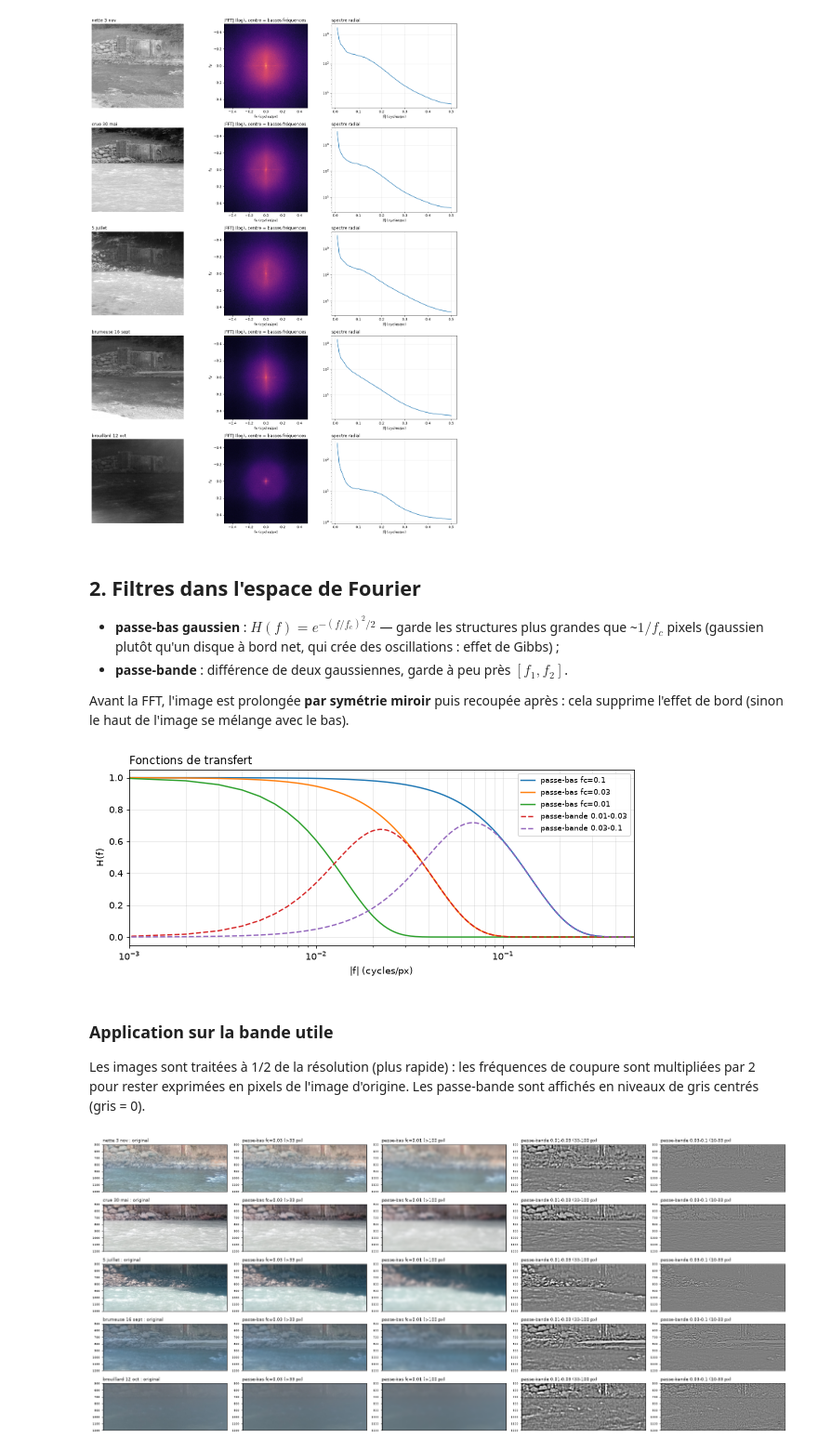
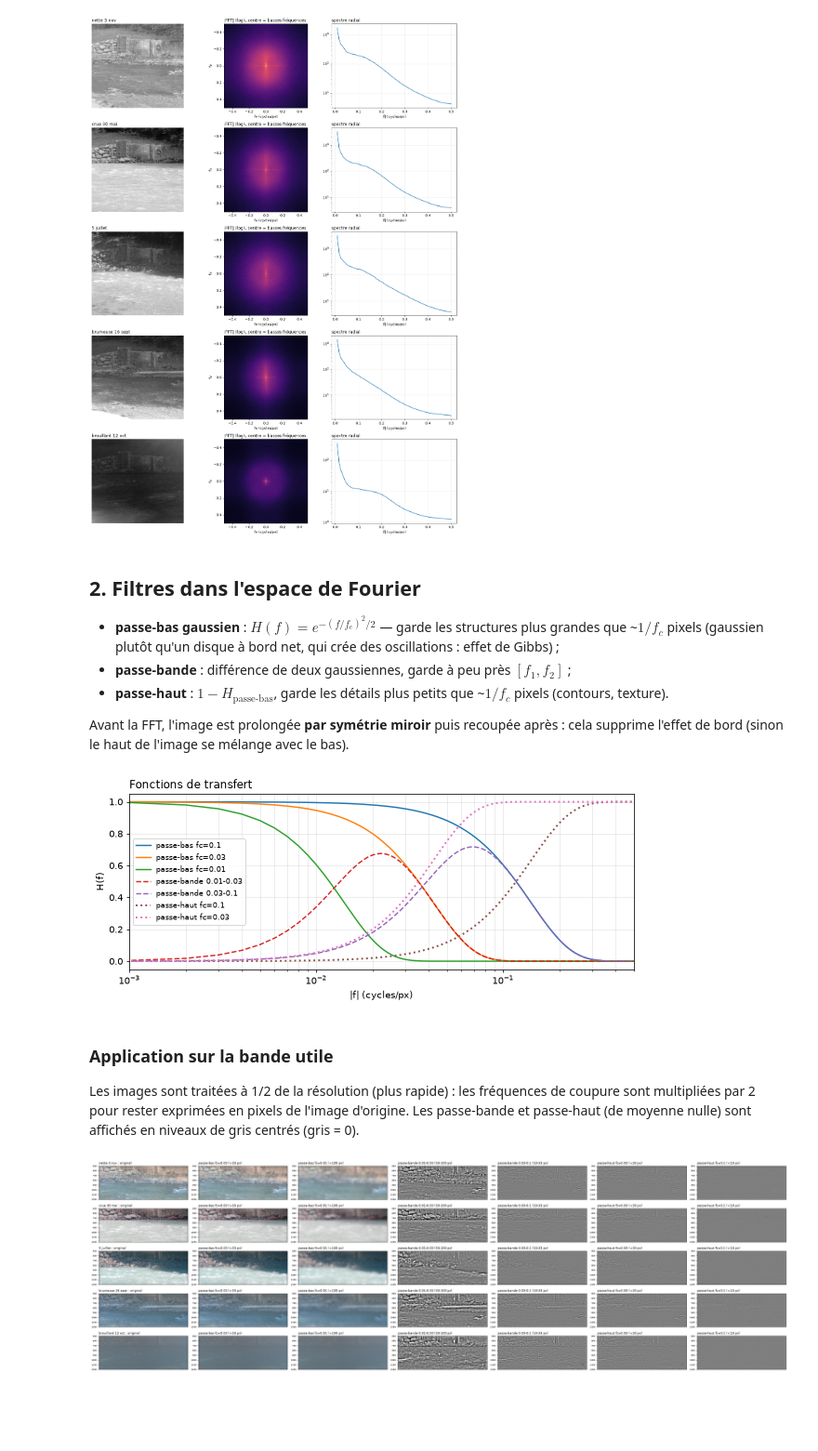
Before and after one commit to MathisBorie/vision_romanche_level, a Jupyter notebook: notebooks/02_fourier_filtres.ipynb, the cells around one changed output. Shown at 93% size. Cells and saved outputs as stored; diff of their text form; code cells hidden in the pictures; blank space fills up the shorter version.

Commit message:
Notebook 02 : ajout du filtre passe-haut (1 - passe-bas gaussien)

```diff
--- a/notebooks/02_fourier_filtres.ipynb
+++ b/notebooks/02_fourier_filtres.ipynb
@@ -82,7 +82,8 @@ plt.tight_layout(); plt.show()
 # %% [markdown]
 ## 2. Filtres dans l'espace de Fourier
 - **passe-bas gaussien** : $H(f) = e^{-(f/f_c)^2/2}$ — garde les structures plus grandes que ~$1/f_c$ pixels (gaussien plutôt qu'un disque à bord net, qui crée des oscillations : effet de Gibbs) ;
-- **passe-bande** : différence de deux gaussiennes, garde à peu près $[f_1, f_2]$.
+- **passe-bande** : différence de deux gaussiennes, garde à peu près $[f_1, f_2]$ ;
+- **passe-haut** : $1 - H_{\text{passe-bas}}$, garde les détails plus petits que ~$1/f_c$ pixels (contours, texture).
 
 Avant la FFT, l'image est prolongée **par symétrie miroir** puis recoupée après : cela supprime l'effet de bord (sinon le haut de l'image se mélange avec le bas).
 # %%
@@ -104,6 +105,10 @@ def bandpass(f1, f2):
     return lambda f: np.exp(-(f / f2) ** 2 / 2) - np.exp(-(f / f1) ** 2 / 2)
 
 
+def highpass(fc):
+    return lambda f: 1 - np.exp(-(f / fc) ** 2 / 2)
+
+
 # forme des filtres
 f = np.linspace(0, 0.5, 500)
 plt.figure(figsize=(10, 3.5))
@@ -111,31 +116,35 @@ for fc in (0.1, 0.03, 0.01):
     plt.plot(f, lowpass(fc)(f), label=f"passe-bas fc={fc}")
 for f1, f2 in ((0.01, 0.03), (0.03, 0.1)):
     plt.plot(f, bandpass(f1, f2)(f), "--", label=f"passe-bande {f1}-{f2}")
+for fc in (0.1, 0.03):
+    plt.plot(f, highpass(fc)(f), ":", lw=2, label=f"passe-haut fc={fc}")
 plt.xscale("log"); plt.xlim(1e-3, 0.5); plt.xlabel("|f| (cycles/px)"); plt.ylabel("H(f)")
 plt.grid(alpha=.3, which="both"); plt.legend(fontsize=8); plt.title("Fonctions de transfert", loc="left"); plt.show()
 # %% [output]
-[figure, old version]
+[figure, new version]
 # %% [markdown]
 ### Application sur la bande utile
-Les images sont traitées à 1/2 de la résolution (plus rapide) : les fréquences de coupure sont multipliées par 2 pour rester exprimées en pixels de l'image d'origine. Les passe-bande sont affichés en niveaux de gris centrés (gris = 0).
+Les images sont traitées à 1/2 de la résolution (plus rapide) : les fréquences de coupure sont multipliées par 2 pour rester exprimées en pixels de l'image d'origine. Les passe-bande et passe-haut (de moyenne nulle) sont affichés en niveaux de gris centrés (gris = 0).
 # %%
 S = 2
 COLS = [("passe-bas fc=0.03 (>33 px)", "lp", 0.03), ("passe-bas fc=0.01 (>100 px)", "lp", 0.01),
-        ("passe-bande 0.01-0.03 (33-100 px)", "bp", (0.01, 0.03)), ("passe-bande 0.03-0.1 (10-33 px)", "bp", (0.03, 0.1))]
+        ("passe-bande 0.01-0.03 (33-100 px)", "bp", (0.01, 0.03)), ("passe-bande 0.03-0.1 (10-33 px)", "bp", (0.03, 0.1)),
+        ("passe-haut fc=0.03 (<33 px)", "hp", 0.03), ("passe-haut fc=0.1 (<10 px)", "hp", 0.1)]
 fig, ax = plt.subplots(len(EXEMPLES), len(COLS) + 1, figsize=(4.4 * (len(COLS) + 1), 1.9 * len(EXEMPLES)))
 for i, (t, k) in enumerate(EXEMPLES.items()):
     im = load_band(k, S)
     ax[i, 0].imshow(im, extent=EXT, aspect="auto"); ax[i, 0].set_title(f"{t} : original", fontsize=9, loc="left")
     for j, (ct, kind, p) in enumerate(COLS, 1):
         if kind == "lp":
             ax[i, j].imshow(np.clip(fourier_filter(im, lowpass(p * S)), 0, 1), extent=EXT, aspect="auto")
         else:
-            out = fourier_filter(im, bandpass(p[0] * S, p[1] * S)).mean(axis=2)
+            H = bandpass(p[0] * S, p[1] * S) if kind == "bp" else highpass(p * S)
+            out = fourier_filter(im, H).mean(axis=2)
             v = np.percentile(np.abs(out), 99) + 1e-6
             ax[i, j].imshow(out, cmap="gray", vmin=-v, vmax=v, extent=EXT, aspect="auto")
         ax[i, j].set_title(ct, fontsize=9, loc="left")
 for a in ax.ravel():
     a.set_xticks([]); a.tick_params(labelsize=6)
 plt.tight_layout(); plt.show()
 # %% [output]
-[figure, old version]
+[figure, new version]
```
